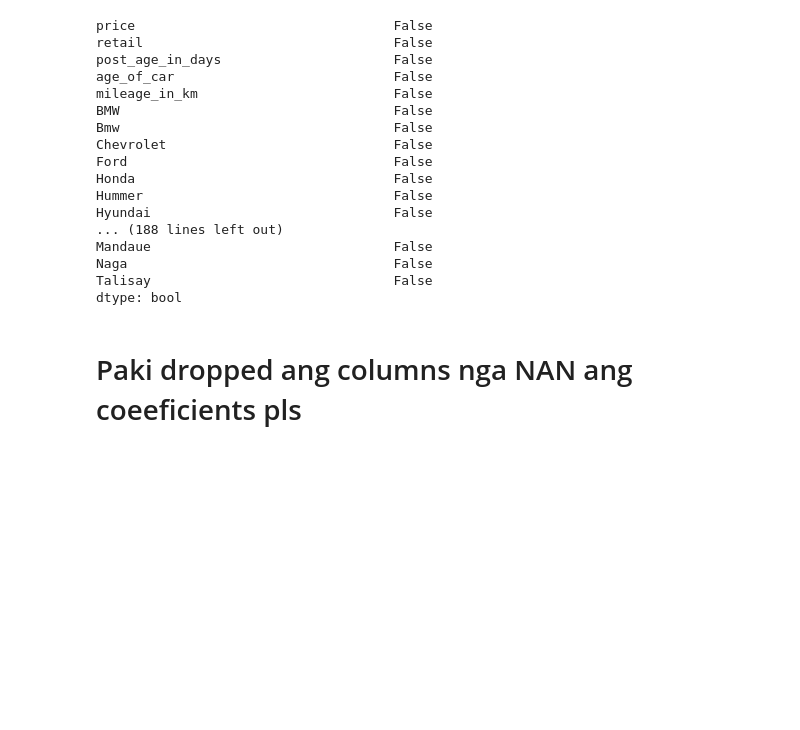
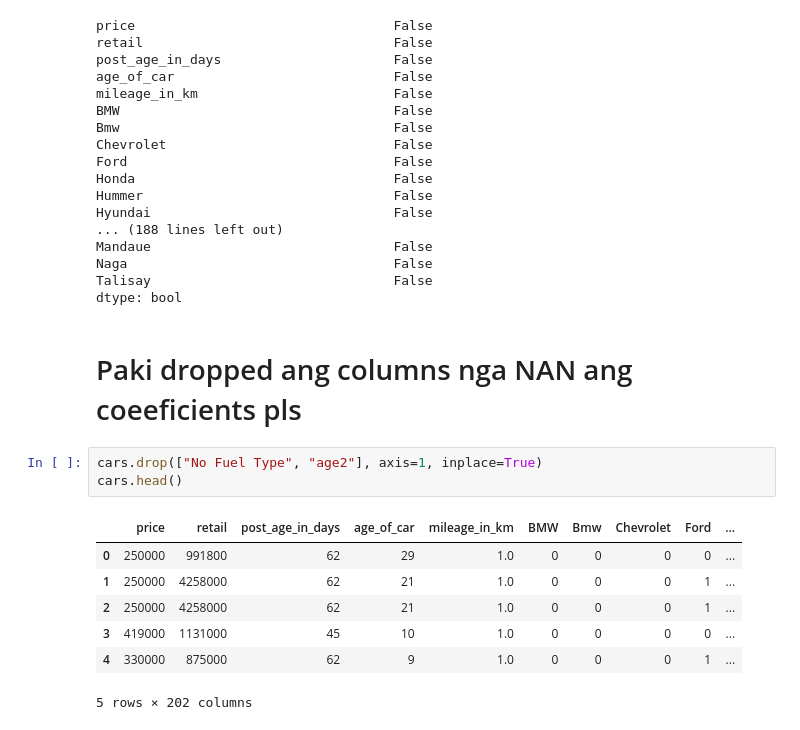
Before and after one commit to kaizerxcx/SecondHandCarsCebu, a Jupyter notebook: CarProject.ipynb, the cells around one changed output. Drawn from its saved outputs; the diff is of its cells as text; blank space fills up the shorter version.

```diff
--- a/CarProject.ipynb
+++ b/CarProject.ipynb
@@ -406 +418,12 @@ dtype: bool
 # Paki dropped ang columns nga NAN ang coeeficients pls
+# %%
+cars.drop(["No Fuel Type", "age2"], axis=1, inplace=True)
+cars.head()
+# %% [output]
+|  | price | retail | post_age_in_days | age_of_car | mileage_in_km | BMW | Bmw | Chevrolet | Ford | ... |
+| 0 | 250000 | 991800 | 62 | 29 | 1.0 | 0 | 0 | 0 | 0 | ... |
+| 1 | 250000 | 4258000 | 62 | 21 | 1.0 | 0 | 0 | 0 | 1 | ... |
+| 2 | 250000 | 4258000 | 62 | 21 | 1.0 | 0 | 0 | 0 | 1 | ... |
+| 3 | 419000 | 1131000 | 45 | 10 | 1.0 | 0 | 0 | 0 | 0 | ... |
+| 4 | 330000 | 875000 | 62 | 9 | 1.0 | 0 | 0 | 0 | 1 | ... |
+5 rows × 202 columns
```
Also changed, not shown: parts of 10 cells of this notebook.
